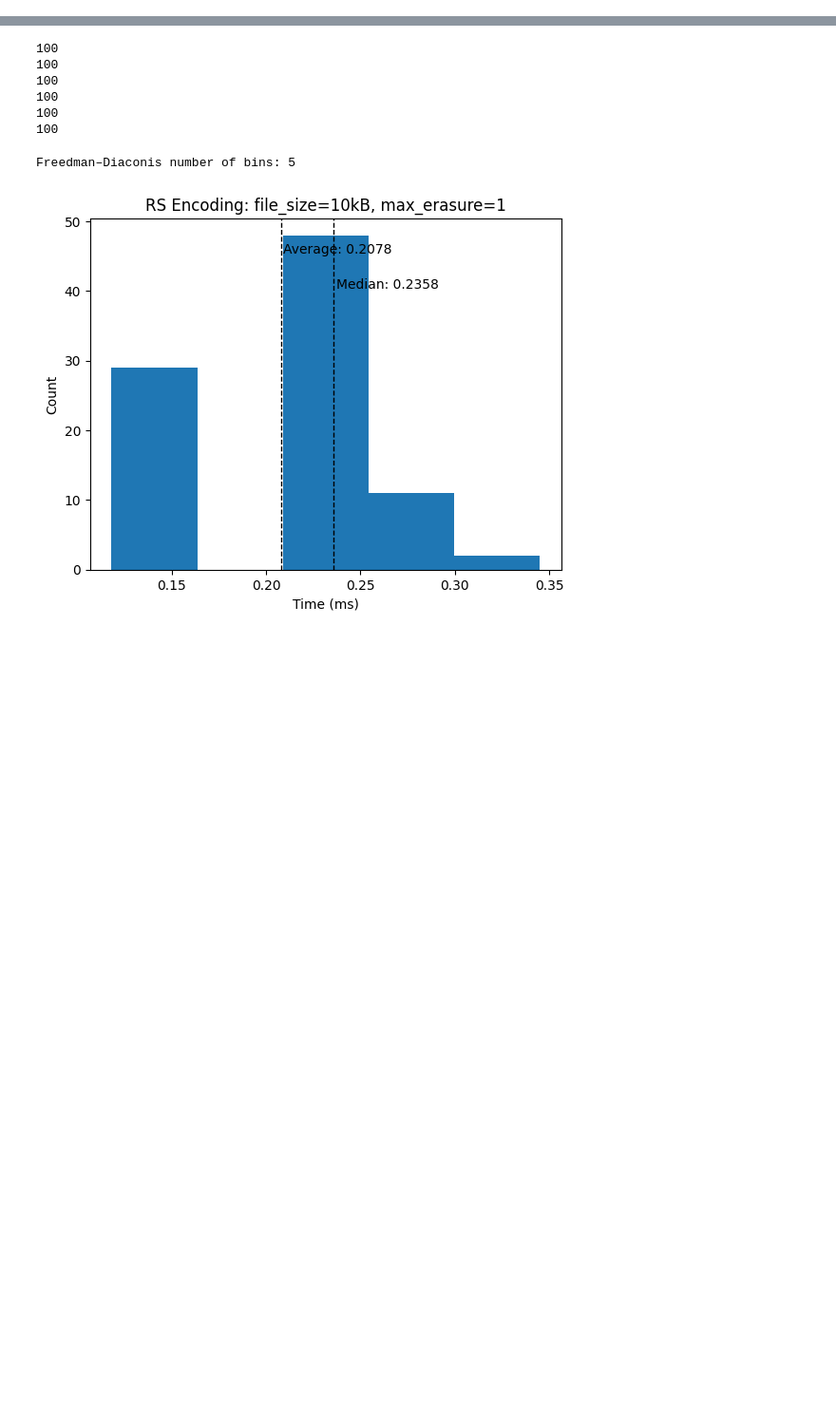
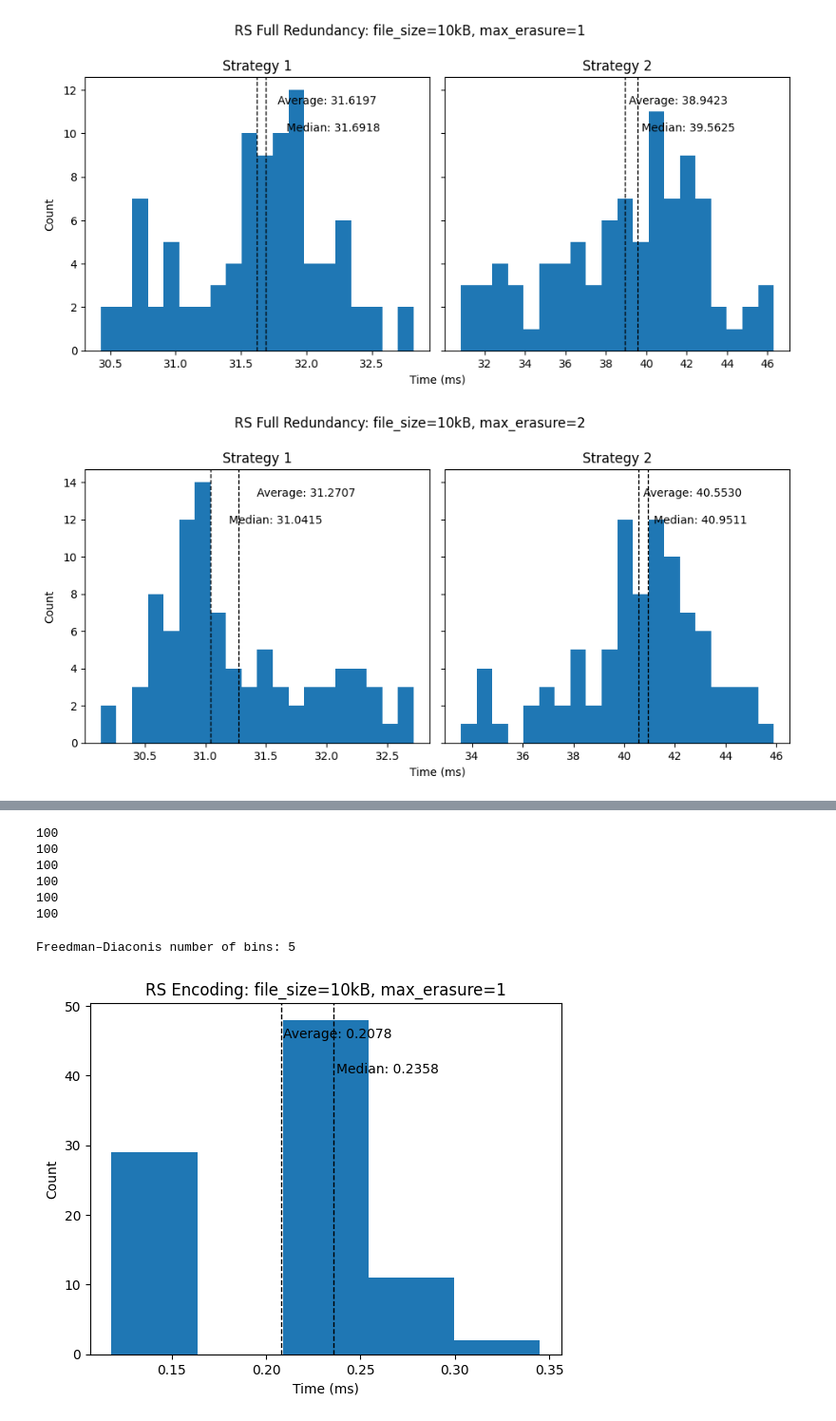
Before and after one commit to glennlaursen/DIST, a Jupyter notebook: MiniProject/Task2/measurements.ipynb, the cells around one changed output, grey strips where cells are left out. Shown at 95% size. Saved outputs shown, nothing was run; the diff lists cells and outputs as text; code cells hidden in the pictures; blank space fills up the shorter version.

```diff
--- a/MiniProject/Task2/measurements.ipynb
+++ b/MiniProject/Task2/measurements.ipynb
@@ -113,0 +160,38 @@ plot_data(t1_me2_1MB, t2_me2_1MB, "RS Encoding: file_size=1MB, max_erasure=2")
+# %%
+##### FULL REDUNDANCY #####
+# Create Pandas dataframe
+df1 = pd.read_csv("results/log_fullredun_t1.txt", index_col=None, header=None, names=['Size', 'Max Erasures', 'Time'])
+df1.insert(2, 'Type', 1)
+df2 = pd.read_csv("results/log_fullredun_t2.txt", index_col=None, header=None, names=['Size', 'Max Erasures', 'Time'])
+df2.insert(2, 'Type', 2)
+
+df = pd.concat([df1, df2])
+
+df['Size'] = df['Size'].replace([10242, 10240], '10kB')
+df['Size'] = df['Size'].replace([102402, 102400], '100kB')
+df['Size'] = df['Size'].replace([1048578, 1048576], '1MB')
+
+t1_me1_10kB = df.loc[(df['Type'] == 1) & (df['Max Erasures'] == 1) & (df['Size'] == '10kB'), 'Time'].values * 1000
+t2_me1_10kB = df.loc[(df['Type'] == 2) & (df['Max Erasures'] == 1) & (df['Size'] == '10kB'), 'Time'].values * 1000
+t1_me2_10kB = df.loc[(df['Type'] == 1) & (df['Max Erasures'] == 2) & (df['Size'] == '10kB'), 'Time'].values * 1000
+t2_me2_10kB = df.loc[(df['Type'] == 2) & (df['Max Erasures'] == 2) & (df['Size'] == '10kB'), 'Time'].values * 1000
+
+t1_me1_100kB = df.loc[(df['Type'] == 1) & (df['Max Erasures'] == 1) & (df['Size'] == '100kB'), 'Time'].values * 1000
+t2_me1_100kB = df.loc[(df['Type'] == 2) & (df['Max Erasures'] == 1) & (df['Size'] == '100kB'), 'Time'].values * 1000
+t1_me2_100kB = df.loc[(df['Type'] == 1) & (df['Max Erasures'] == 2) & (df['Size'] == '100kB'), 'Time'].values * 1000
+t2_me2_100kB = df.loc[(df['Type'] == 2) & (df['Max Erasures'] == 2) & (df['Size'] == '100kB'), 'Time'].values * 1000
+
+t1_me1_1MB = df.loc[(df['Type'] == 1) & (df['Max Erasures'] == 1) & (df['Size'] == '1MB'), 'Time'].values * 1000
+t2_me1_1MB = df.loc[(df['Type'] == 2) & (df['Max Erasures'] == 1) & (df['Size'] == '1MB'), 'Time'].values * 1000
+t1_me2_1MB = df.loc[(df['Type'] == 1) & (df['Max Erasures'] == 2) & (df['Size'] == '1MB'), 'Time'].values * 1000
+t2_me2_1MB = df.loc[(df['Type'] == 2) & (df['Max Erasures'] == 2) & (df['Size'] == '1MB'), 'Time'].values * 1000
+
+plot_data(t1_me1_10kB, t2_me1_10kB, "RS Full Redundancy: file_size=10kB, max_erasure=1", "results/redundancy_me1_10kB.png")
+plot_data(t1_me2_10kB, t2_me2_10kB, "RS Full Redundancy: file_size=10kB, max_erasure=2", "results/redundancy_me2_10kB.png")
+plot_data(t1_me1_100kB, t2_me1_100kB, "RS Full Redundancy: file_size=100kB, max_erasure=1", "results/redundancy_me1_100kB.png")
+plot_data(t1_me2_100kB, t2_me2_100kB, "RS Full Redundancy: file_size=100kB, max_erasure=2", "results/redundancy_me2_100kB.png")
+plot_data(t1_me1_1MB, t2_me1_1MB, "RS Full Redundancy: file_size=1MB, max_erasure=1", "results/redundancy_me1_1MB.png")
+plot_data(t1_me2_1MB, t2_me2_1MB, "RS Full Redundancy: file_size=1MB, max_erasure=2", "results/redundancy_me2_1MB.png")
+# %% [output]
+[figure, added]
+[figure, added]
```
Also changed, not shown: parts of 10 cells of this notebook, 47 other files.
